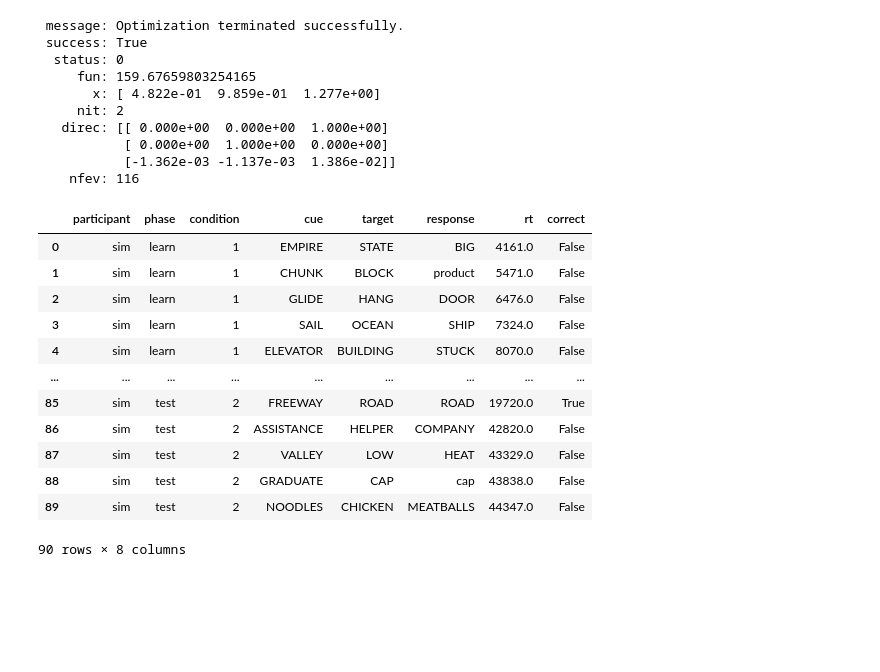
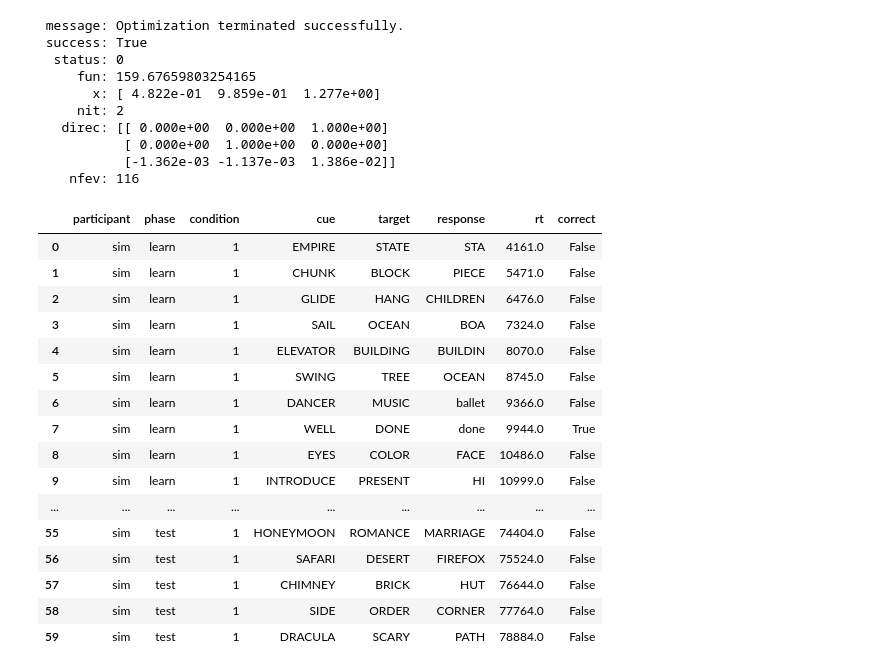
Before and after one commit to UWCCDL/Bridget, a Jupyter notebook: LLerror.ipynb, the cells around one changed output. Cells and saved outputs as stored; diff of their text form; code cells hidden in the pictures; blank space fills up the shorter version.

```diff
--- a/LLerror.ipynb
+++ b/LLerror.ipynb
@@ -890,7 +894,7 @@ def simulate_data_med(alldata, decay=0.5, temp=1, ter=1):
         resp_rt = responsetime(respAct, ter=ter)
         error_rt = responsetime(errorAct, ter=ter)
         response_time = resp_rt + error_rt
-        response_time = round(response_time, 0)
+        response_time = round(response_time*1000, 0)
       else:
         response_time = responsetime(respAct, ter=ter)
         response_time = round(response_time*1000, 0)
@@ -905,21 +909,25 @@ def simulate_data_med(alldata, decay=0.5, temp=1, ter=1):
 # %%
 # test
 data = alldata
 data = simulate_data_med(data)
-data
+data[data.condition == 1]
 # %% [output]
 |  | participant | phase | condition | cue | target | response | rt | correct |
-| 0 | sim | learn | 1 | EMPIRE | STATE | BIG | 4161.0 | False |
-| 1 | sim | learn | 1 | CHUNK | BLOCK | product | 5471.0 | False |
-| 2 | sim | learn | 1 | GLIDE | HANG | DOOR | 6476.0 | False |
-| 3 | sim | learn | 1 | SAIL | OCEAN | SHIP | 7324.0 | False |
-| 4 | sim | learn | 1 | ELEVATOR | BUILDING | STUCK | 8070.0 | False |
+| 0 | sim | learn | 1 | EMPIRE | STATE | STA | 4161.0 | False |
+| 1 | sim | learn | 1 | CHUNK | BLOCK | PIECE | 5471.0 | False |
+| 2 | sim | learn | 1 | GLIDE | HANG | CHILDREN | 6476.0 | False |
+| 3 | sim | learn | 1 | SAIL | OCEAN | BOA | 7324.0 | False |
+| 4 | sim | learn | 1 | ELEVATOR | BUILDING | BUILDIN | 8070.0 | False |
+| 5 | sim | learn | 1 | SWING | TREE | OCEAN | 8745.0 | False |
+| 6 | sim | learn | 1 | DANCER | MUSIC | ballet | 9366.0 | False |
+| 7 | sim | learn | 1 | WELL | DONE | done | 9944.0 | True |
+| 8 | sim | learn | 1 | EYES | COLOR | FACE | 10486.0 | False |
+| 9 | sim | learn | 1 | INTRODUCE | PRESENT | HI | 10999.0 | False |
 | ... | ... | ... | ... | ... | ... | ... | ... | ... |
-| 85 | sim | test | 2 | FREEWAY | ROAD | ROAD | 19720.0 | True |
-| 86 | sim | test | 2 | ASSISTANCE | HELPER | COMPANY | 42820.0 | False |
-| 87 | sim | test | 2 | VALLEY | LOW | HEAT | 43329.0 | False |
-| 88 | sim | test | 2 | GRADUATE | CAP | cap | 43838.0 | False |
-| 89 | sim | test | 2 | NOODLES | CHICKEN | MEATBALLS | 44347.0 | False |
+| 55 | sim | test | 1 | HONEYMOON | ROMANCE | MARRIAGE | 74404.0 | False |
+| 56 | sim | test | 1 | SAFARI | DESERT | FIREFOX | 75524.0 | False |
+| 57 | sim | test | 1 | CHIMNEY | BRICK | HUT | 76644.0 | False |
+| 58 | sim | test | 1 | SIDE | ORDER | CORNER | 77764.0 | False |
+| 59 | sim | test | 1 | DRACULA | SCARY | PATH | 78884.0 | False |
-90 rows × 8 columns
 # %%
 opt.minimize(vLLmed, x0 = [0.5, 1, 1], method = "Powell", bounds=[[0.01, 2], [0, 2], [0.1, 2]])
```
Also changed, not shown: parts of 6 cells of this notebook, 1 other file.
